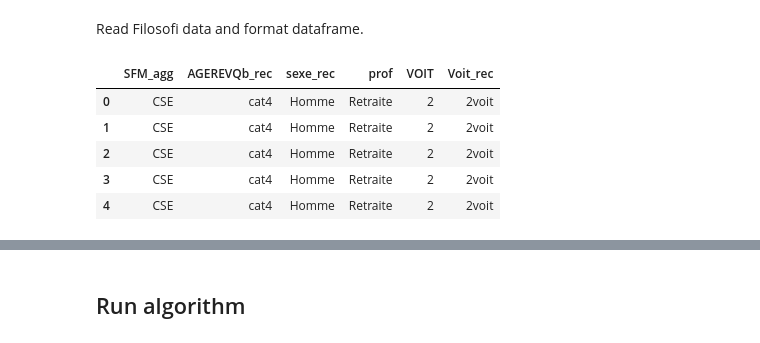
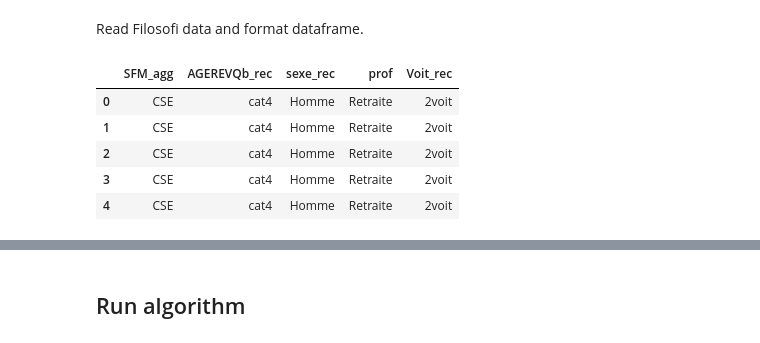
Before and after one commit to tellae/bhepop2, a Jupyter notebook: examples/demo_qualitatif.ipynb, the cells around one changed output, grey strips where cells are left out. Saved outputs shown, nothing was run; the diff lists cells and outputs as text; code cells hidden in the pictures.

```diff
--- a/examples/demo_qualitatif.ipynb
+++ b/examples/demo_qualitatif.ipynb
@@ -31,12 +32,13 @@ https://towardsdatascience.com/essential-guide-to-translating-between-python-and
 Read Filosofi data and format dataframe.
 # %%
 synt_pop = feather.read_feather("../data/inputs/pop_synt_men_nantes.feather")
+synt_pop = synt_pop.drop(['VOIT'], axis=1) # this attribute is redundant with the attribute 'Voit_rec'
 
 synt_pop.head()
 # %% [output]
-|  | SFM_agg | AGEREVQb_rec | sexe_rec | prof | VOIT | Voit_rec |
-| 0 | CSE | cat4 | Homme | Retraite | 2 | 2voit |
-| 1 | CSE | cat4 | Homme | Retraite | 2 | 2voit |
-| 2 | CSE | cat4 | Homme | Retraite | 2 | 2voit |
-| 3 | CSE | cat4 | Homme | Retraite | 2 | 2voit |
-| 4 | CSE | cat4 | Homme | Retraite | 2 | 2voit |
+|  | SFM_agg | AGEREVQb_rec | sexe_rec | prof | Voit_rec |
+| 0 | CSE | cat4 | Homme | Retraite | 2voit |
+| 1 | CSE | cat4 | Homme | Retraite | 2voit |
+| 2 | CSE | cat4 | Homme | Retraite | 2voit |
+| 3 | CSE | cat4 | Homme | Retraite | 2voit |
+| 4 | CSE | cat4 | Homme | Retraite | 2voit |
```
Also changed, not shown: parts of 8 cells of this notebook, 4 other files.
